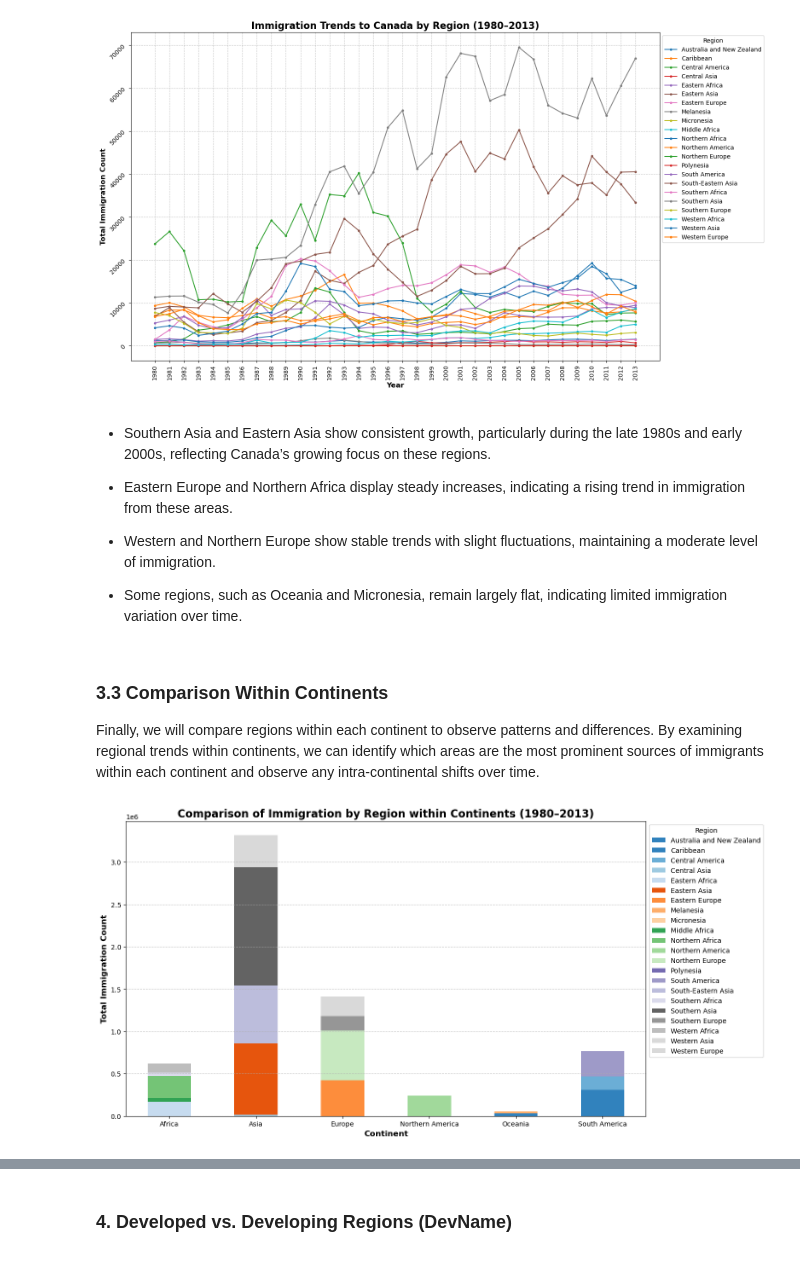
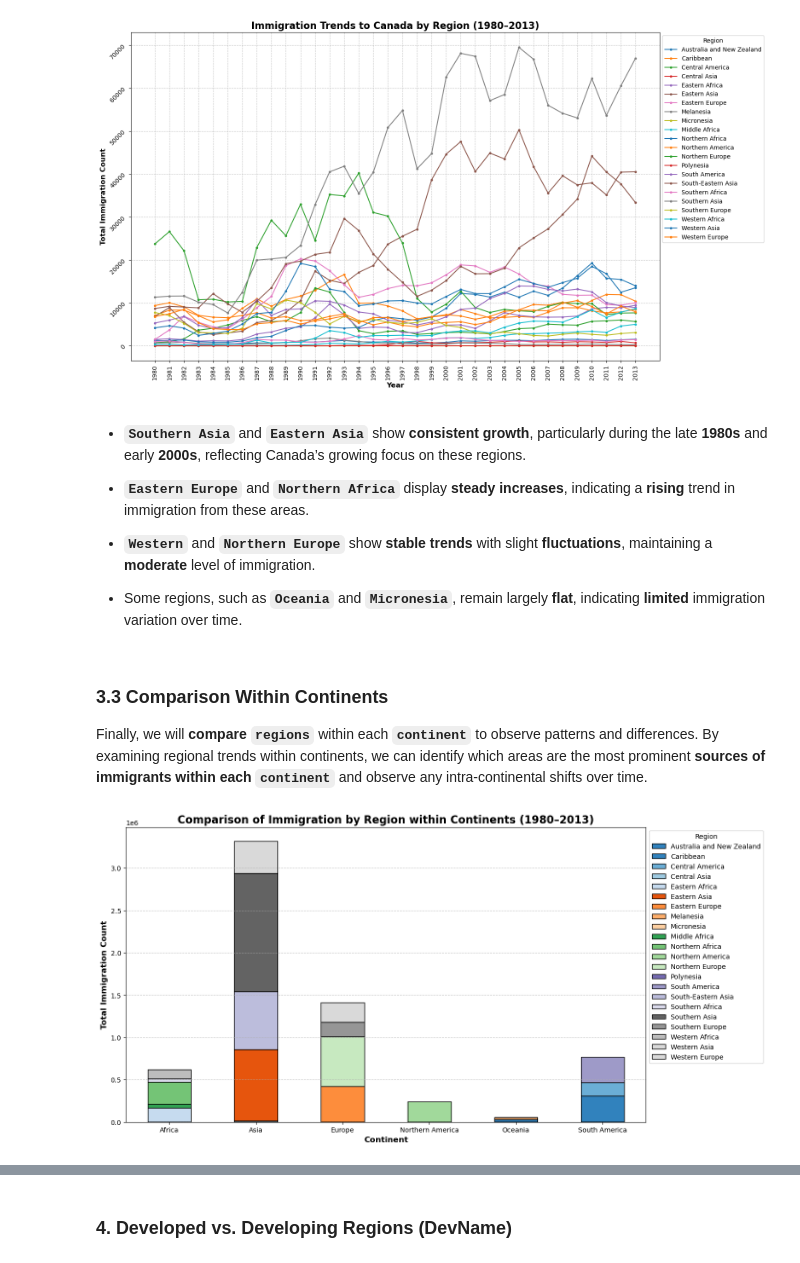
Before and after one commit to Waliid18/Walid-Lahlali-Data-Science-Portfolio, a Jupyter notebook: Data-Science-Projects/02 - Exploratory-Data-Analysis-EDA-Projects/02 - The Evolution of Canada’s Immigration Between 1980 and 2013/The_Evolution_of_Canada’s_Immigration_Between_1980_and_2013.ipynb, the cells around one changed output, grey strips where cells are left out. Saved outputs shown, nothing was run; the diff lists cells and outputs as text; code cells hidden in the pictures.

```diff
--- a/Data-Science-Projects/02 - Exploratory-Data-Analysis-EDA-Projects/02 - The Evolution of Canada’s Immigration Between 1980 and 2013/The_Evolution_of_Canada’s_Immigration_Between_1980_and_2013.ipynb
+++ b/Data-Science-Projects/02 - Exploratory-Data-Analysis-EDA-Projects/02 - The Evolution of Canada’s Immigration Between 1980 and 2013/The_Evolution_of_Canada’s_Immigration_Between_1980_and_2013.ipynb
@@ -782,30 +930,30 @@ plt.show()
 # %% [output]
 [figure]
 # %% [markdown]
-+ Southern Asia and Eastern Asia show consistent growth, particularly during the late 1980s and early 2000s, reflecting Canada’s growing focus on these regions.
++ **`Southern Asia`** and **`Eastern Asia`** show **consistent growth**, particularly during the late **1980s** and early **2000s**, reflecting Canada’s growing focus on these regions.
 
-+ Eastern Europe and Northern Africa display steady increases, indicating a rising trend in immigration from these areas.
++ **`Eastern Europe`** and **`Northern Africa`** display **steady increases**, indicating a **rising** trend in immigration from these areas.
 
-+ Western and Northern Europe show stable trends with slight fluctuations, maintaining a moderate level of immigration.
++ **`Western`** and **`Northern Europe`** show **stable trends** with slight **fluctuations**, maintaining a **moderate** level of immigration.
 
-+ Some regions, such as Oceania and Micronesia, remain largely flat, indicating limited immigration variation over time.
++ Some regions, such as **`Oceania`** and **`Micronesia`**, remain largely **flat**, indicating **limited** immigration variation over time.
 # %% [markdown]
 ### 3.3  Comparison Within Continents
 
-Finally, we will compare regions within each continent to observe patterns and differences. By examining regional trends within continents, we can identify which areas are the most prominent sources of immigrants within each continent and observe any intra-continental shifts over time.
+Finally, we will **compare** **`regions`** within each **`continent`** to observe patterns and differences. By examining regional trends within continents, we can identify which areas are the most prominent **sources of immigrants within each `continent`** and observe any intra-continental shifts over time.
 # %%
 # Group by continent and region, then sum across years for each region within each continent
 continent_region_totals = df.groupby(['Continent','Region'],observed = True)["Total"].sum(numeric_only=True).unstack()
 # %%
 # Plotting a stacked bar chart to compare regions within each continent
-continent_region_totals.plot(kind='bar', stacked=True, figsize=(14, 8), colormap='tab20c')
+continent_region_totals.plot(kind='bar', stacked=True, figsize=(14, 8), colormap='tab20c', edgecolor='black')
 plt.title("Comparison of Immigration by Region within Continents (1980–2013)", fontsize=16, fontweight='bold')
 plt.xlabel("Continent", fontsize=12, fontweight='bold')
 plt.ylabel("Total Immigration Count", fontsize=12, fontweight='bold')
 plt.xticks(rotation=0)
 plt.legend(title="Region", bbox_to_anchor=(1, 1))
 plt.grid(axis='y', linestyle='--', alpha=0.7)
 plt.show()
 # %% [output]
-[figure, old version]
+[figure, new version]
 # %% [markdown]
```
Also changed, not shown: parts of 67 cells of this notebook.
